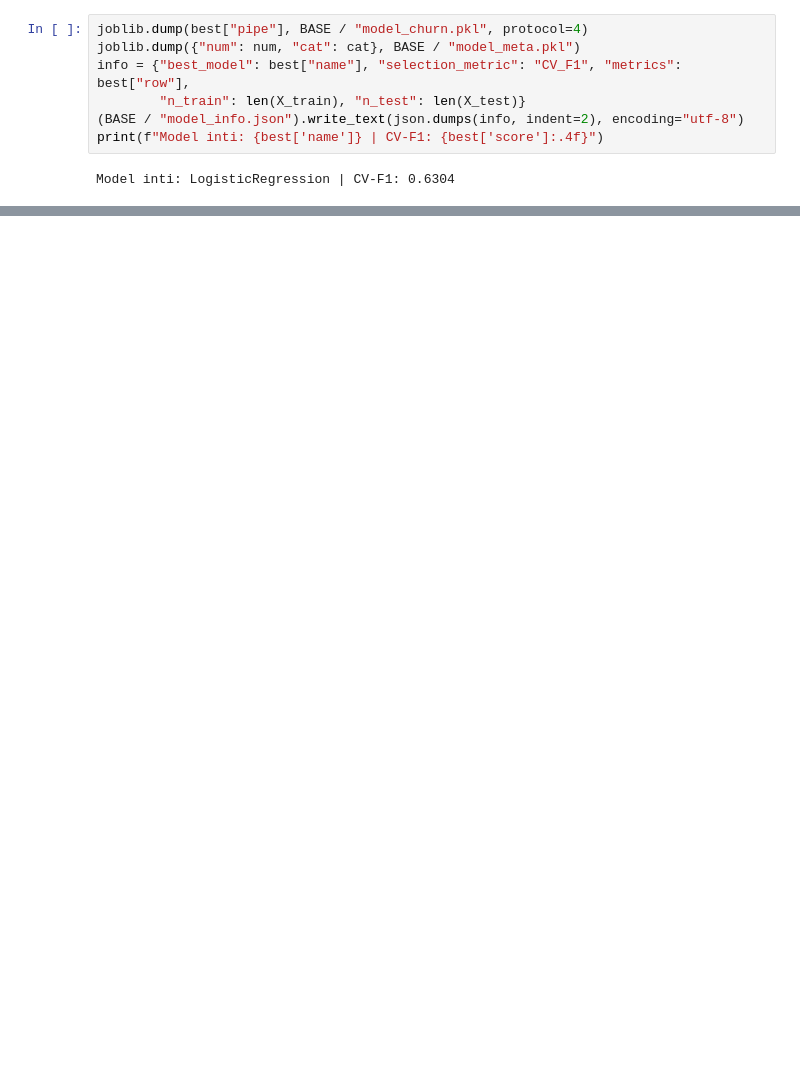
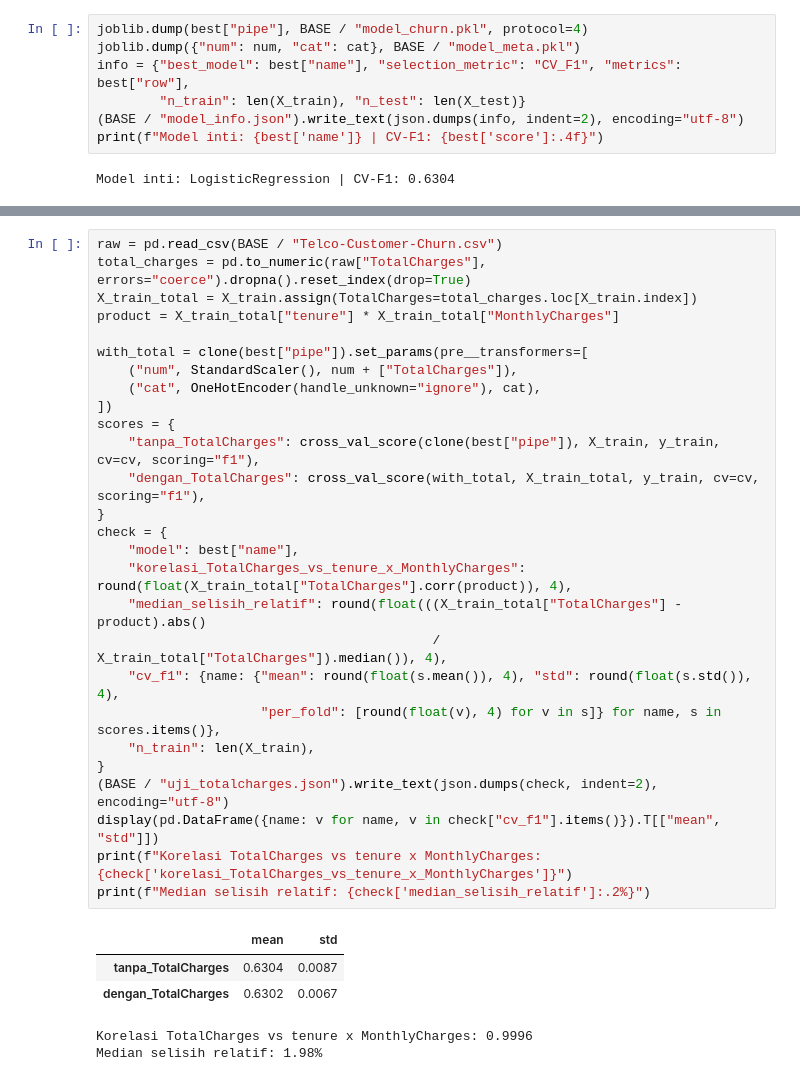
Before and after one commit to makhdanramadhan-ui/Machine-Learning-Project, a Jupyter notebook: 02_Training_Model.ipynb, the cells around one changed output, grey strips where cells are left out. Drawn from its saved outputs; the diff is of its cells as text; blank space fills up the shorter version.

Commit message:
Tambah uji TotalCharges dan hapus file yang tidak dipakai

```diff
--- a/02_Training_Model.ipynb
+++ b/02_Training_Model.ipynb
@@ -185,0 +195,33 @@ Model inti: LogisticRegression | CV-F1: 0.6304
+# %%
+raw = pd.read_csv(BASE / "Telco-Customer-Churn.csv")
+total_charges = pd.to_numeric(raw["TotalCharges"], errors="coerce").dropna().reset_index(drop=True)
+X_train_total = X_train.assign(TotalCharges=total_charges.loc[X_train.index])
+product = X_train_total["tenure"] * X_train_total["MonthlyCharges"]
+
+with_total = clone(best["pipe"]).set_params(pre__transformers=[
+    ("num", StandardScaler(), num + ["TotalCharges"]),
+    ("cat", OneHotEncoder(handle_unknown="ignore"), cat),
+])
+scores = {
+    "tanpa_TotalCharges": cross_val_score(clone(best["pipe"]), X_train, y_train, cv=cv, scoring="f1"),
+    "dengan_TotalCharges": cross_val_score(with_total, X_train_total, y_train, cv=cv, scoring="f1"),
+}
+check = {
+    "model": best["name"],
+    "korelasi_TotalCharges_vs_tenure_x_MonthlyCharges": round(float(X_train_total["TotalCharges"].corr(product)), 4),
+    "median_selisih_relatif": round(float(((X_train_total["TotalCharges"] - product).abs()
+                                           / X_train_total["TotalCharges"]).median()), 4),
+    "cv_f1": {name: {"mean": round(float(s.mean()), 4), "std": round(float(s.std()), 4),
+                     "per_fold": [round(float(v), 4) for v in s]} for name, s in scores.items()},
+    "n_train": len(X_train),
+}
+(BASE / "uji_totalcharges.json").write_text(json.dumps(check, indent=2), encoding="utf-8")
+display(pd.DataFrame({name: v for name, v in check["cv_f1"].items()}).T[["mean", "std"]])
+print(f"Korelasi TotalCharges vs tenure x MonthlyCharges: {check['korelasi_TotalCharges_vs_tenure_x_MonthlyCharges']}")
+print(f"Median selisih relatif: {check['median_selisih_relatif']:.2%}")
+# %% [output]
+|  | mean | std |
+| tanpa_TotalCharges | 0.6304 | 0.0087 |
+| dengan_TotalCharges | 0.6302 | 0.0067 |
+Korelasi TotalCharges vs tenure x MonthlyCharges: 0.9996
+Median selisih relatif: 1.98%
```
Also changed, not shown: parts of 3 cells of this notebook, 31 other files.
